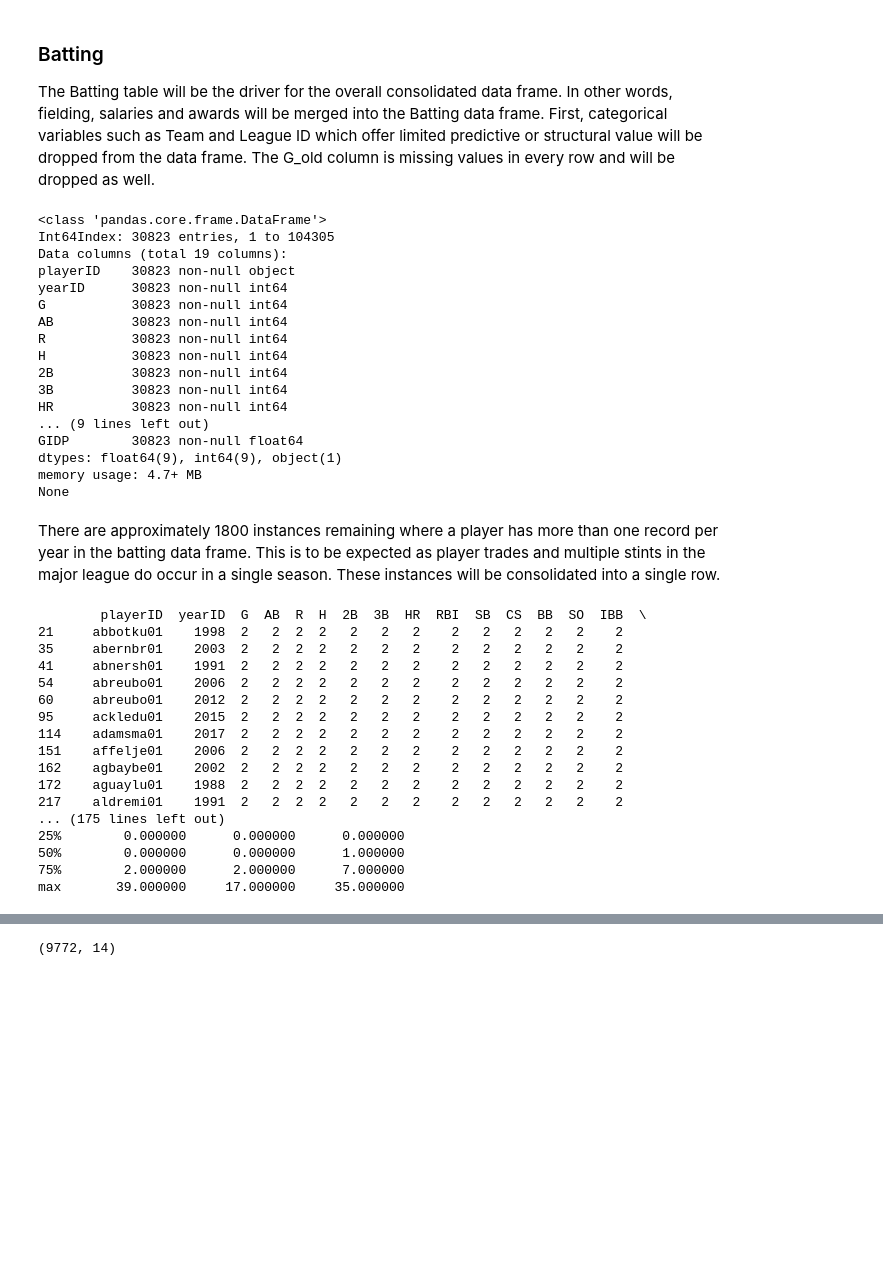
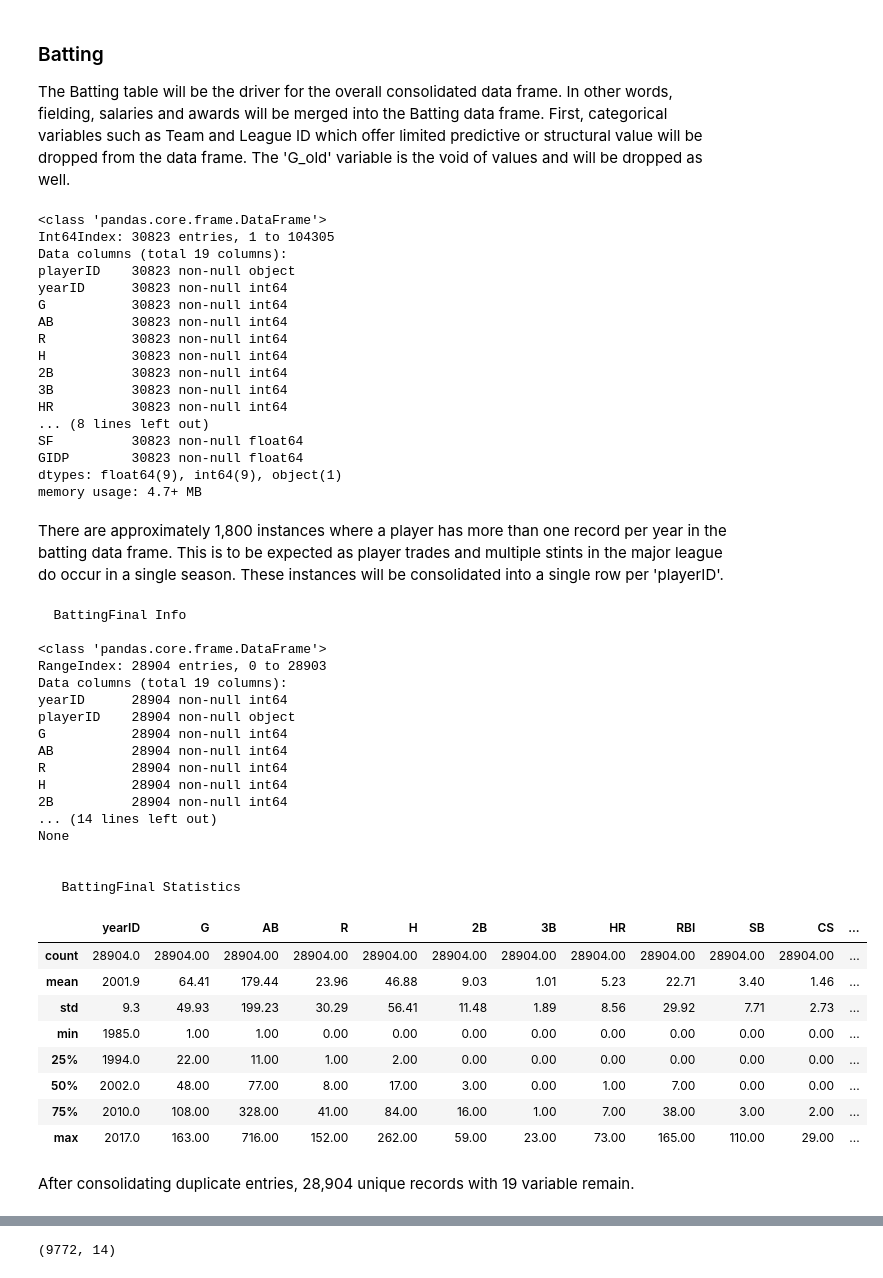
Before and after one commit to georgesturrock/7331_Lab3, a Jupyter notebook: DataUnderstanding.ipynb, the cells around one changed output, grey strips where cells are left out. Cells and saved outputs as stored; diff of their text form; code cells hidden in the pictures; blank space fills up the shorter version.

Commit message:
Review write-up DataUnderstanding1

```diff
--- a/DataUnderstanding.ipynb
+++ b/DataUnderstanding.ipynb
@@ -53,13 +85,13 @@ Shape of DataFrames: Batting: (42071, 24) Fielding: (54560, 18) Salaries: (26428
 # %% [markdown]
 ### Batting
 
-The Batting table will be the driver for the overall consolidated data frame.  In other words, fielding, salaries and awards will be merged into the Batting data frame.  First, categorical variables such as Team and League ID which offer limited predictive or structural value will be dropped from the data frame.  The G_old column is missing values in every row and will be dropped as well.
+The Batting table will be the driver for the overall consolidated data frame.  In other words, fielding, salaries and awards will be merged into the Batting data frame.  First, categorical variables such as Team and League ID which offer limited predictive or structural value will be dropped from the data frame.  The 'G_old' variable is the void of values and will be dropped as well.
 # %%
 batting = batting.drop(['teamID', 'lgID', 'G_old', 'G_batting', 'stint'], axis=1)
 #Drop rows with no basic statistics are recorded in a year
 #batting = batting[(batting[['AB', 'BB']] != 0).all(axis=1)]
 batting = batting[(batting[['AB']] != 0).all(axis=1)]
-print(batting.info())
+batting.info()
 # %% [output]
 <class 'pandas.core.frame.DataFrame'>
 Int64Index: 30823 entries, 1 to 104305
@@ -73,43 +105,57 @@ H           30823 non-null int64
 2B          30823 non-null int64
 3B          30823 non-null int64
 HR          30823 non-null int64
-... (9 lines left out)
+... (8 lines left out)
+SF          30823 non-null float64
 GIDP        30823 non-null float64
 dtypes: float64(9), int64(9), object(1)
 memory usage: 4.7+ MB
-None
 # %% [markdown]
-There are approximately 1800 instances remaining where a player has more than one record per year in the batting data frame.  This is to be expected as player trades and multiple stints in the major league do occur in a single season.  These instances will be consolidated into a single row.
+There are approximately 1,800 instances where a player has more than one record per year in the batting data frame.  This is to be expected as player trades and multiple stints in the major league do occur in a single season.  These instances will be consolidated into a single row per 'playerID'.
 # %%
 #Identify Instances where a player has more than one batting record per year.
 df = batting.groupby(['playerID', 'yearID']).count().reset_index()
 df = df[df.G > 1]
-print(df)
+#print(df)
 
 #Consolidate and Aggreagate
 #print(batting.groupby(['yearID', 'playerID']).sum().reset_index())
 battingFinal = batting.groupby(['yearID', 'playerID']).sum().reset_index()
 
 #print(battingFinal)
+print('  BattingFinal Info\n')
 print(battingFinal.info())
-print(battingFinal.describe())
+
+print('\n\n   BattingFinal Statistics\n')
+battingFinal.describe().round(2)
 # %% [output]
-        playerID  yearID  G  AB  R  H  2B  3B  HR  RBI  SB  CS  BB  SO  IBB  \
-21     abbotku01    1998  2   2  2  2   2   2   2    2   2   2   2   2    2
-35     abernbr01    2003  2   2  2  2   2   2   2    2   2   2   2   2    2
-41     abnersh01    1991  2   2  2  2   2   2   2    2   2   2   2   2    2
-54     abreubo01    2006  2   2  2  2   2   2   2    2   2   2   2   2    2
-60     abreubo01    2012  2   2  2  2   2   2   2    2   2   2   2   2    2
-95     ackledu01    2015  2   2  2  2   2   2   2    2   2   2   2   2    2
-114    adamsma01    2017  2   2  2  2   2   2   2    2   2   2   2   2    2
-151    affelje01    2006  2   2  2  2   2   2   2    2   2   2   2   2    2
-162    agbaybe01    2002  2   2  2  2   2   2   2    2   2   2   2   2    2
-172    aguaylu01    1988  2   2  2  2   2   2   2    2   2   2   2   2    2
-217    aldremi01    1991  2   2  2  2   2   2   2    2   2   2   2   2    2
-... (175 lines left out)
-25%        0.000000      0.000000      0.000000
-50%        0.000000      0.000000      1.000000
-75%        2.000000      2.000000      7.000000
-max       39.000000     17.000000     35.000000
+  BattingFinal Info
+
+<class 'pandas.core.frame.DataFrame'>
+RangeIndex: 28904 entries, 0 to 28903
+Data columns (total 19 columns):
+yearID      28904 non-null int64
+playerID    28904 non-null object
+G           28904 non-null int64
+AB          28904 non-null int64
+R           28904 non-null int64
+H           28904 non-null int64
+2B          28904 non-null int64
+... (14 lines left out)
+None
+
+
+   BattingFinal Statistics
+|  | yearID | G | AB | R | H | 2B | 3B | HR | RBI | SB | CS | ... |
+| count | 28904.0 | 28904.00 | 28904.00 | 28904.00 | 28904.00 | 28904.00 | 28904.00 | 28904.00 | 28904.00 | 28904.00 | 28904.00 | ... |
+| mean | 2001.9 | 64.41 | 179.44 | 23.96 | 46.88 | 9.03 | 1.01 | 5.23 | 22.71 | 3.40 | 1.46 | ... |
+| std | 9.3 | 49.93 | 199.23 | 30.29 | 56.41 | 11.48 | 1.89 | 8.56 | 29.92 | 7.71 | 2.73 | ... |
+| min | 1985.0 | 1.00 | 1.00 | 0.00 | 0.00 | 0.00 | 0.00 | 0.00 | 0.00 | 0.00 | 0.00 | ... |
+| 25% | 1994.0 | 22.00 | 11.00 | 1.00 | 2.00 | 0.00 | 0.00 | 0.00 | 0.00 | 0.00 | 0.00 | ... |
+| 50% | 2002.0 | 48.00 | 77.00 | 8.00 | 17.00 | 3.00 | 0.00 | 1.00 | 7.00 | 0.00 | 0.00 | ... |
+| 75% | 2010.0 | 108.00 | 328.00 | 41.00 | 84.00 | 16.00 | 1.00 | 7.00 | 38.00 | 3.00 | 2.00 | ... |
+| max | 2017.0 | 163.00 | 716.00 | 152.00 | 262.00 | 59.00 | 23.00 | 73.00 | 165.00 | 110.00 | 29.00 | ... |
+# %% [markdown]
+After consolidating duplicate entries, 28,904 unique records with 19 variable remain.
 # %%
 print("Index:", battingFinal.index)
```
Also changed, not shown: parts of 70 cells of this notebook.
